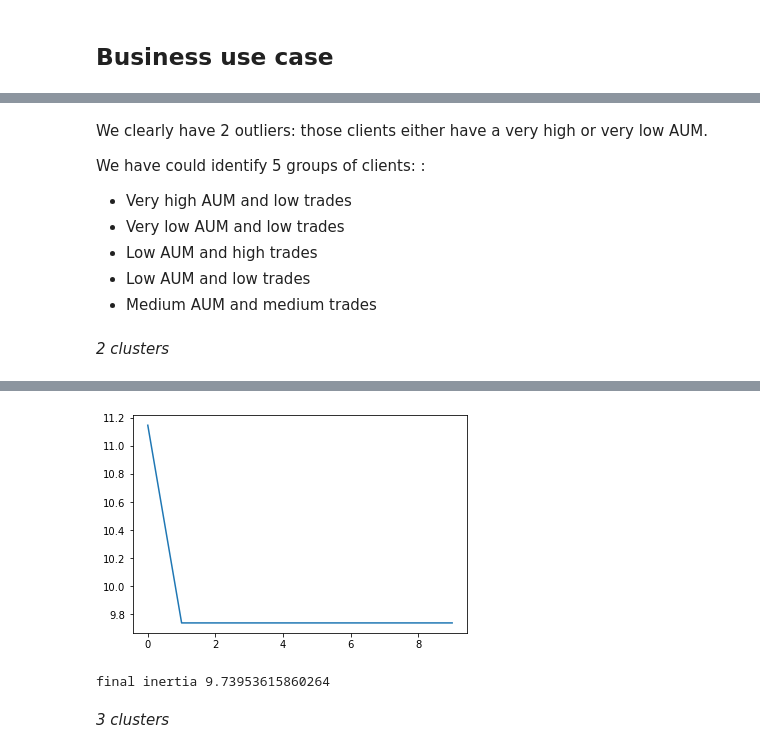
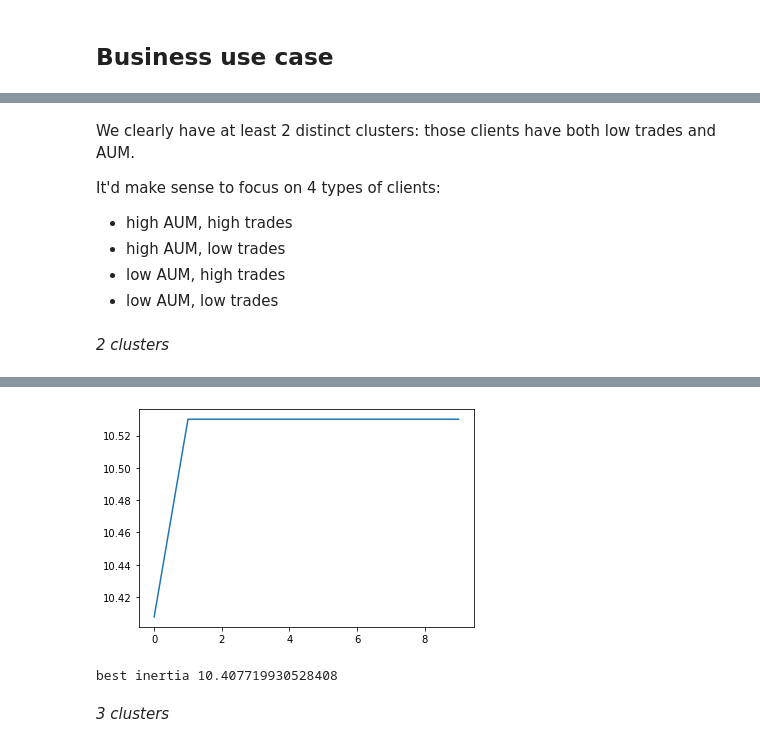
Before and after one commit to savoga/python_exos, a Jupyter notebook: clustering-simulations.ipynb, the cells around one changed output, grey strips where cells are left out. Cells and saved outputs as stored; diff of their text form; code cells hidden in the pictures.

Commit message:
add best cluster selection and add notes

```diff
--- a/clustering-simulations.ipynb
+++ b/clustering-simulations.ipynb
@@ -277,45 +317,50 @@ fig.show()
 # %% [output]
 [interactive output not drawn]
 # %% [markdown]
-We clearly have 2 outliers: those clients either have a very high or very low AUM.
+We clearly have at least 2 distinct clusters: those clients have both low trades and AUM.
 
-We have could identify 5 groups of clients: :
+It'd make sense to focus on 4 types of clients:
 
-- Very high AUM and low trades
-- Very low AUM and low trades
-- Low AUM and high trades
-- Low AUM and low trades
-- Medium AUM and medium trades
+- high AUM, high trades
+- high AUM, low trades
+- low AUM, high trades
+- low AUM, low trades
 # %% [markdown]
 *2 clusters*
 # %%
 n_clusters = 2
-mykm = MyKMeans(n_clusters=n_clusters, n_iter=10)
-labels_business, cluster_centers_business, inertia_all_business = mykm.fit(X)
+mykm = MyKMeans(n_clusters=n_clusters, n_iter=10, random_state=0)
+labels_business, cluster_centers_business, inertia_business, inertia_all_business = mykm.fit(X)
 
 labels = labels_business
 clusters = cluster_centers_business
 
 fig = go.Figure()
 # final clusters
 fig.add_trace(go.Scatter(x=clusters[:,0], y=clusters[:,1], mode='markers', name='final clusters',
                         marker=dict(size=20)))
 for i in range(n_clusters):
     cluster = np.where(labels==i)
     fig.add_trace(go.Scatter(x=X[cluster][:,0], y=X[cluster][:,1], mode='markers', name='cluster ' + str(i)))
 
 fig.update_layout(
     xaxis_title="AUM",
     yaxis_title="TRX",
 )
+
+fig.update_yaxes(
+    scaleanchor = "x",
+    scaleratio = 1,
+  )
+
 fig.show()
 plt.plot(np.arange(len(inertia_all_business)), inertia_all_business)
 plt.show()
-print('final inertia {}'.format(inertia_all_business[-1]))
+print('best inertia {}'.format(inertia_business))
 # %% [output]
 [interactive output not drawn]
-[figure, old version]
+[figure, new version]
-final inertia 9.73953615860264
+best inertia 10.407719930528408
 # %% [markdown]
 *3 clusters*
 # %%
```
Also changed, not shown: parts of 11 cells of this notebook.
